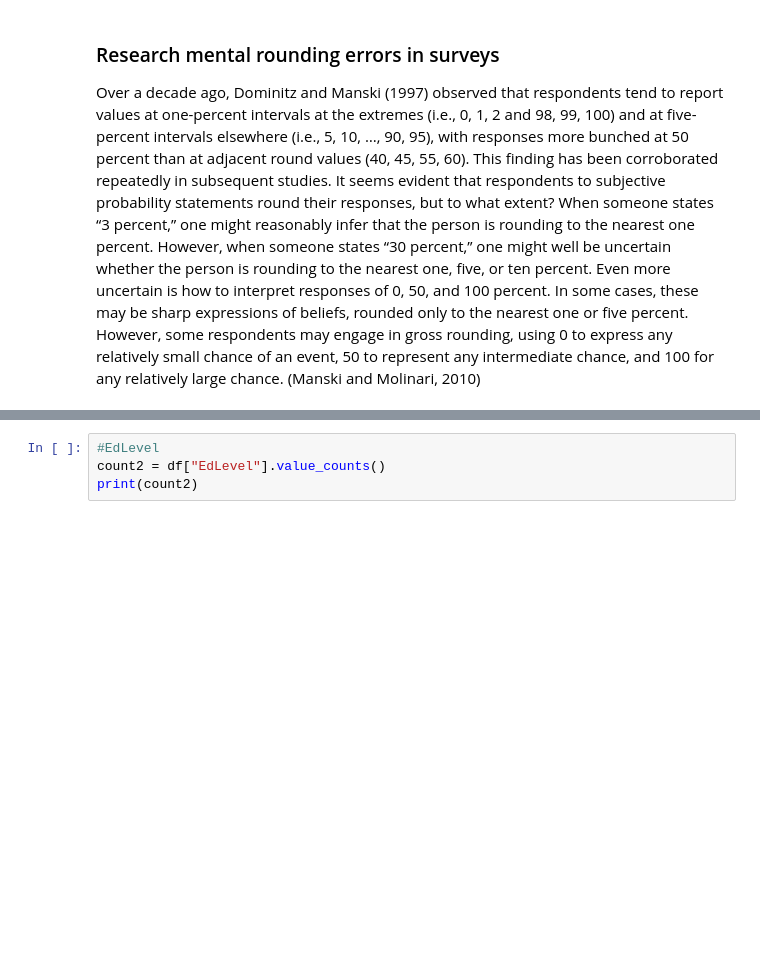
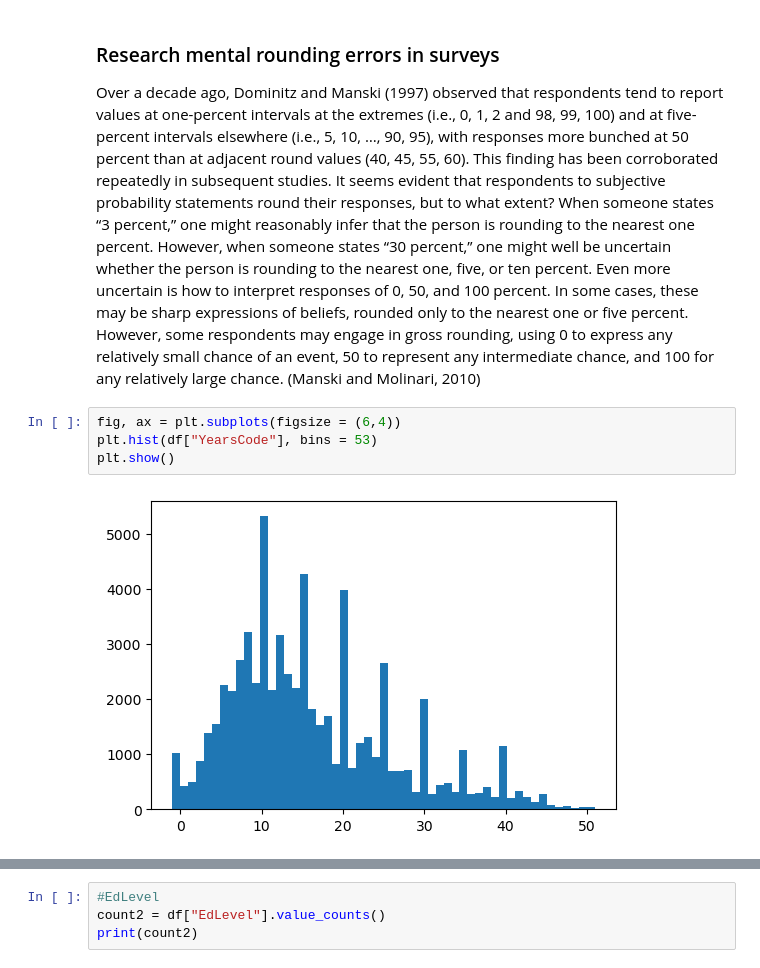
Before and after one commit to decvfox/PfDA_Project_2, a Jupyter notebook: Project_1.ipynb, the cells around one changed output, grey strips where cells are left out. Cells and saved outputs as stored; diff of their text form; blank space fills up the shorter version.

```diff
--- a/Project_1.ipynb
+++ b/Project_1.ipynb
@@ -152,3 +155,9 @@ plt.show()
 # %% [markdown]
 ### Research mental rounding errors in surveys
 Over a decade ago, Dominitz and Manski (1997) observed that respondents tend to report values at one-percent intervals at the extremes (i.e., 0, 1, 2 and 98, 99, 100) and at five-percent intervals elsewhere (i.e., 5, 10, …, 90, 95), with responses more bunched at 50 percent than at adjacent round values (40, 45, 55, 60). This finding has been corroborated repeatedly in subsequent studies. It seems evident that respondents to subjective probability statements round their responses, but to what extent? When someone states “3 percent,” one might reasonably infer that the person is rounding to the nearest one percent. However, when someone states “30 percent,” one might well be uncertain whether the person is rounding to the nearest one, five, or ten percent. Even more uncertain is how to interpret responses of 0, 50, and 100 percent. In some cases, these may be sharp expressions of beliefs, rounded only to the nearest one or five percent. However, some respondents may engage in gross rounding, using 0 to express any relatively small chance of an event, 50 to represent any intermediate chance, and 100 for any relatively large chance. (Manski and Molinari, 2010)
+# %%
+fig, ax = plt.subplots(figsize = (6,4))
+plt.hist(df["YearsCode"], bins = 53)
+plt.show()
+# %% [output]
+[figure, added]
```
Also changed, not shown: parts of 4 cells of this notebook, 1 other file.
